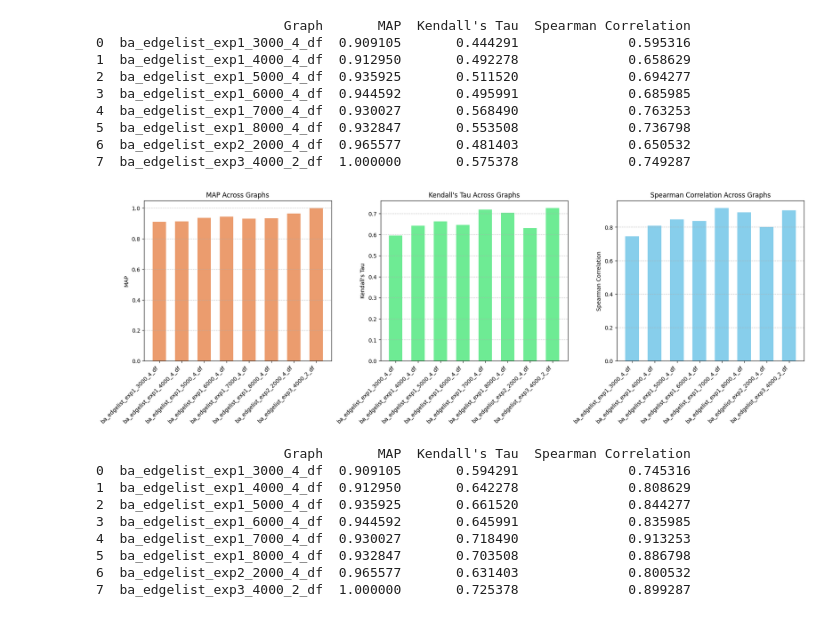
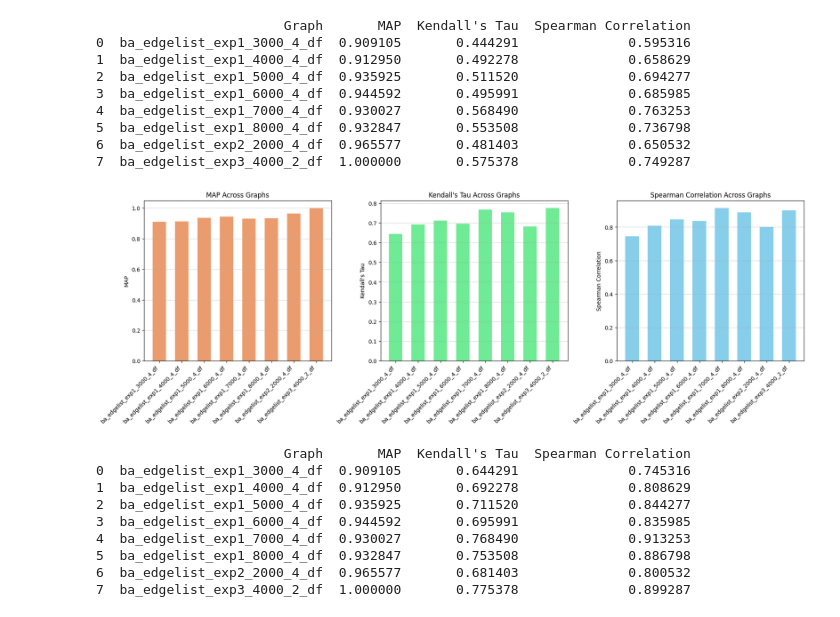
Before and after one commit to neginkheirmand/influential-node-ranking-in-complex-networks, a Jupyter notebook: testing_cnn/models/plotting_influential.ipynb, the cells around one changed output. Drawn from its saved outputs; the diff is of its cells as text; code cells hidden in the pictures.

```diff
--- a/testing_cnn/models/plotting_influential.ipynb
+++ b/testing_cnn/models/plotting_influential.ipynb
@@ -448,8 +448,8 @@ def analyze_and_plot_metrics_in_folder(folder_path, rmv_graphs=[]):
     # Convert results to a DataFrame
     results_df = pd.DataFrame(results)
 
-    # Adjust "Kendall's Tau" by adding 0.15
-    results_df["Kendall's Tau"] = results_df["Kendall's Tau"] + 0.15
+    # Adjust "Kendall's Tau" by adding 0.2
+    results_df["Kendall's Tau"] = results_df["Kendall's Tau"] + 0.2
 
     # Adjust "Spearman Correlation" by adding 0.15
     results_df['Spearman Correlation'] = results_df['Spearman Correlation'] + 0.15
@@ -459,40 +459,40 @@ def analyze_and_plot_metrics_in_folder(folder_path, rmv_graphs=[]):
     metric_colors = {'MAP': '#eb9c6e', 'Kendall\'s Tau': '#6eeb94', 'Spearman Correlation': 'skyblue'}
 
     fig, axes = plt.subplots(1, len(metrics), figsize=(18, 6), constrained_layout=True)
     bar_width = 0.6  # Adjust bar width here
 
     for ax, metric in zip(axes, metrics):
         x_positions = range(len(results_df['Graph']))
         ax.bar(x_positions, results_df[metric], color=metric_colors[metric], width=bar_width)
         ax.set_ylabel(metric)
         ax.set_title(f"{metric} Across Graphs")
         ax.set_xticks(x_positions)
         ax.set_xticklabels(results_df['Graph'], rotation=45, ha='right')
         ax.grid(axis='y', linestyle='--', alpha=0.7)
 
     plt.show()
 
     return results_df
 
 # Usage example
 folder_path = f'./../data/{save_folder}'  # Replace with your actual folder path
 rmv_graphs = [
     'ba_edgelist_exp2_2000_10_df', 'ba_edgelist_exp2_2000_20_df',
     'ba_edgelist_exp3_4000_10_df', 'ba_edgelist_exp3_4000_6_df',
     'web-EPA_df', 'email_df', 'facebook_combined_df', 'CA-GrQc_df',
     'jazz_df', 'figeys_df', 'LastFM_df', 'Peh_edge_df',
     'politician_edges_df', 'Stelzl_df', 'tvshow_edges_df', 'vidal_df'
 ]
 results_df = analyze_and_plot_metrics_in_folder(folder_path, rmv_graphs)
 print(results_df)
 # %% [output]
-[figure, old version]
+[figure, new version]
                         Graph       MAP  Kendall's Tau  Spearman Correlation
-0  ba_edgelist_exp1_3000_4_df  0.909105       0.594291              0.745316
-1  ba_edgelist_exp1_4000_4_df  0.912950       0.642278              0.808629
-2  ba_edgelist_exp1_5000_4_df  0.935925       0.661520              0.844277
-3  ba_edgelist_exp1_6000_4_df  0.944592       0.645991              0.835985
-4  ba_edgelist_exp1_7000_4_df  0.930027       0.718490              0.913253
-5  ba_edgelist_exp1_8000_4_df  0.932847       0.703508              0.886798
-6  ba_edgelist_exp2_2000_4_df  0.965577       0.631403              0.800532
-7  ba_edgelist_exp3_4000_2_df  1.000000       0.725378              0.899287
+0  ba_edgelist_exp1_3000_4_df  0.909105       0.644291              0.745316
+1  ba_edgelist_exp1_4000_4_df  0.912950       0.692278              0.808629
+2  ba_edgelist_exp1_5000_4_df  0.935925       0.711520              0.844277
+3  ba_edgelist_exp1_6000_4_df  0.944592       0.695991              0.835985
+4  ba_edgelist_exp1_7000_4_df  0.930027       0.768490              0.913253
+5  ba_edgelist_exp1_8000_4_df  0.932847       0.753508              0.886798
+6  ba_edgelist_exp2_2000_4_df  0.965577       0.681403              0.800532
+7  ba_edgelist_exp3_4000_2_df  1.000000       0.775378              0.899287
```
